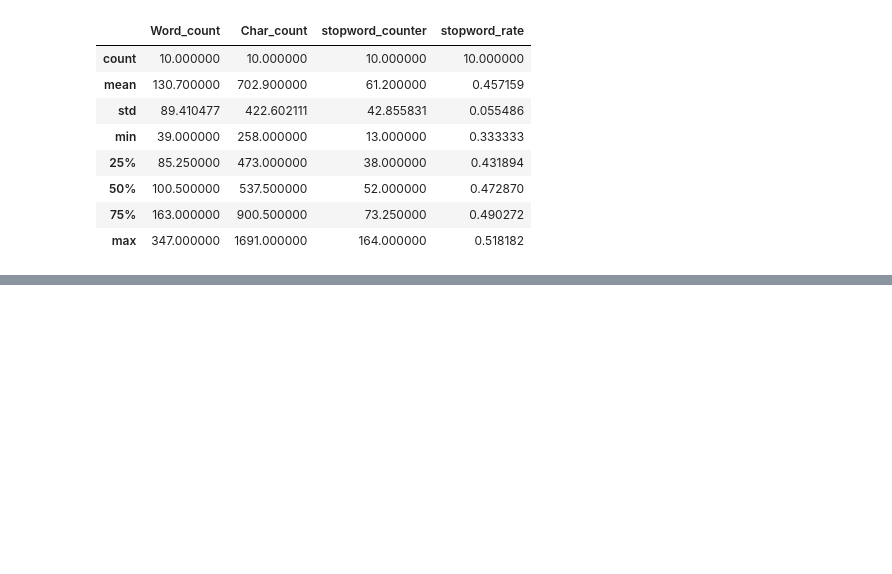
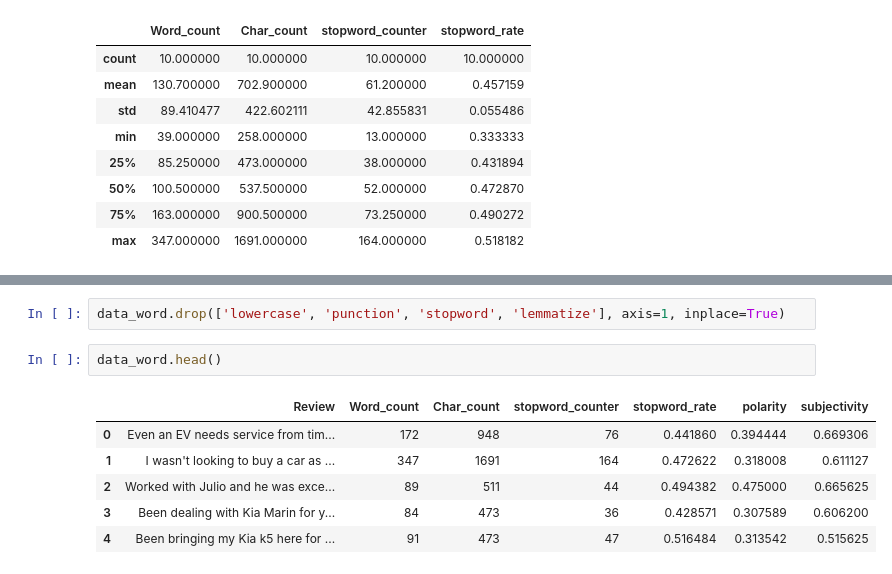
Before and after one commit to Gulfem93/NLP_Projects, a Jupyter notebook: NLP Yelp Sentiment Analysis/YelpSentimentAnalysis.ipynb, the cells around one changed output, grey strips where cells are left out. Saved outputs shown, nothing was run; the diff lists cells and outputs as text; blank space fills up the shorter version.

```diff
--- a/NLP Yelp Sentiment Analysis/YelpSentimentAnalysis.ipynb
+++ b/NLP Yelp Sentiment Analysis/YelpSentimentAnalysis.ipynb
@@ -179,0 +244,11 @@ data_word.describe()
+# %%
+data_word.drop(['lowercase', 'punction', 'stopword', 'lemmatize'], axis=1, inplace=True)
+# %%
+data_word.head()
+# %% [output]
+|  | Review | Word_count | Char_count | stopword_counter | stopword_rate | polarity | subjectivity |
+| 0 | Even an EV needs service from tim... | 172 | 948 | 76 | 0.441860 | 0.394444 | 0.669306 |
+| 1 | I wasn't looking to buy a car as ... | 347 | 1691 | 164 | 0.472622 | 0.318008 | 0.611127 |
+| 2 | Worked with Julio and he was exce... | 89 | 511 | 44 | 0.494382 | 0.475000 | 0.665625 |
+| 3 | Been dealing with Kia Marin for y... | 84 | 473 | 36 | 0.428571 | 0.307589 | 0.606200 |
+| 4 | Been bringing my Kia k5 here for ... | 91 | 473 | 47 | 0.516484 | 0.313542 | 0.515625 |
```
Also changed, not shown: parts of 12 cells of this notebook.
